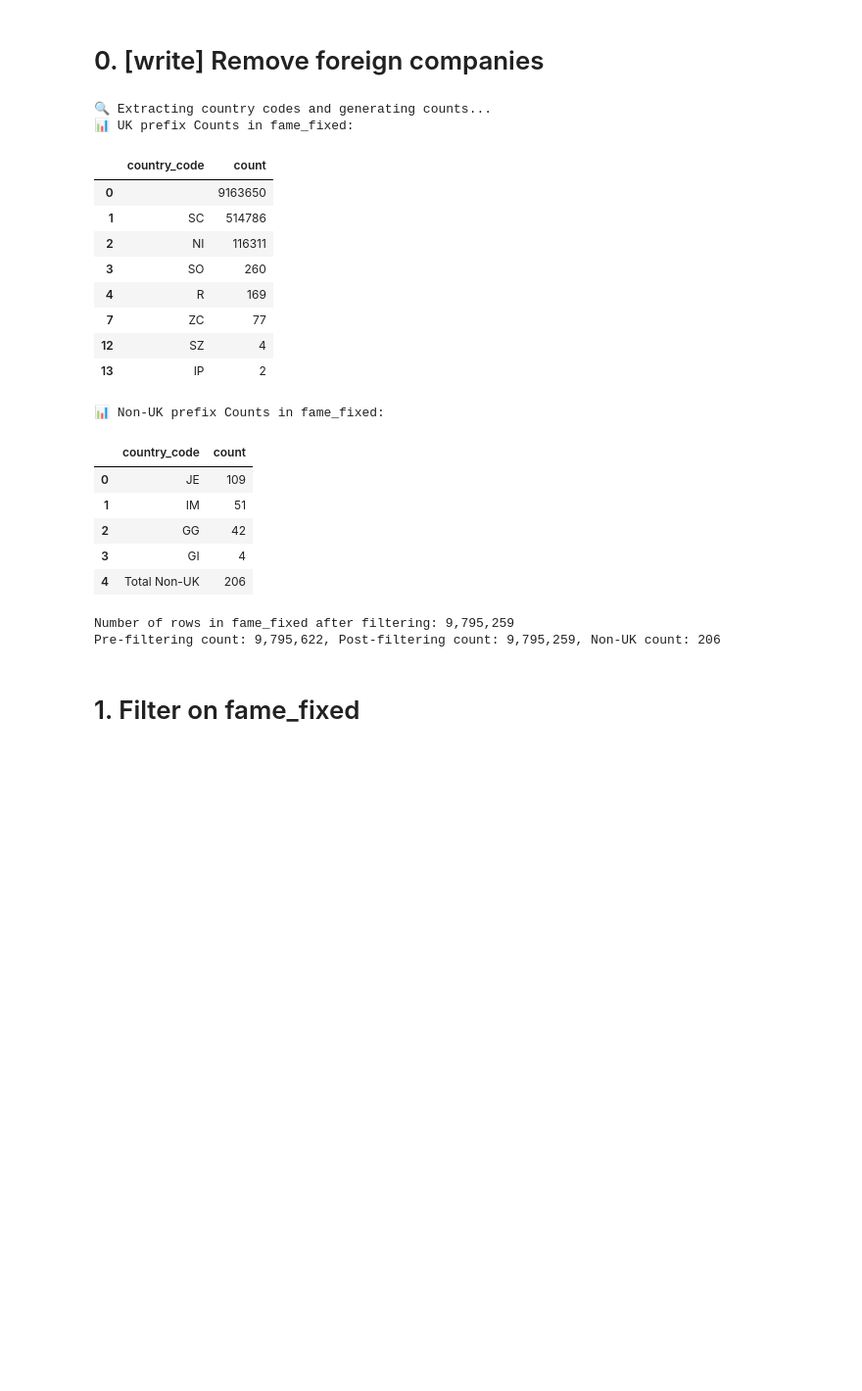
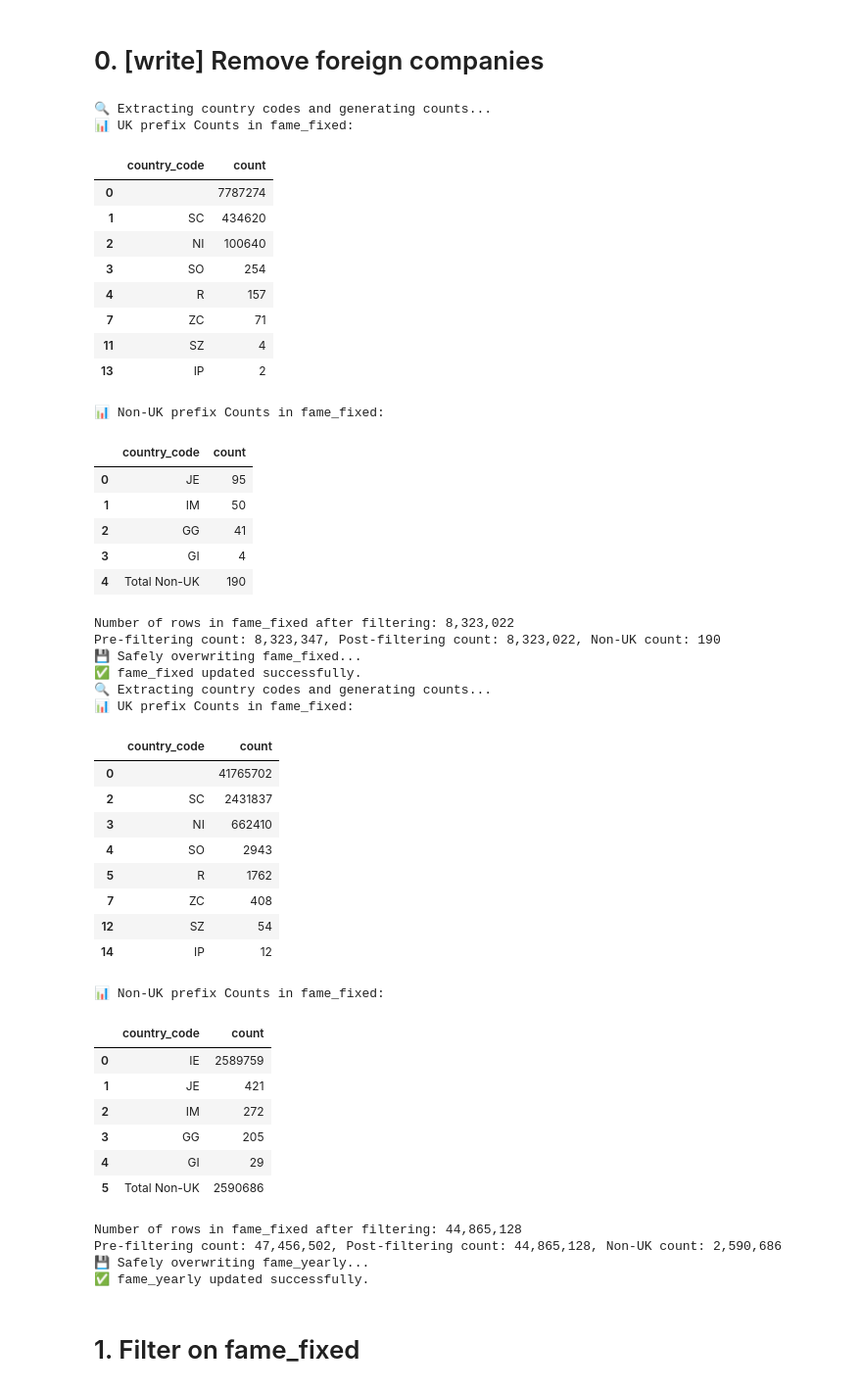
Before and after one commit to aloysiuslip/ucl-diss-ECON0079, a Jupyter notebook: build/src/main_3_filter.ipynb, the cells around one changed output. Shown at 98% size. Saved outputs shown, nothing was run; the diff lists cells and outputs as text; code cells hidden in the pictures; blank space fills up the shorter version.

```diff
--- a/build/src/main_3_filter.ipynb
+++ b/build/src/main_3_filter.ipynb
@@ -8,11 +8,12 @@ from utils.f_0_dirs import get_data_dirs
 dirs = get_data_dirs()
 con = ibis.duckdb.connect(str(dirs.db_path))
 table_names = ["fame_fixed", "fame_yearly"]
-overwrite_flag = False
+overwrite_flag = True
 
 for t in table_names:
     table_raw = con.table(t)
-    if not table_raw.exists():
+    # Check if the table exists in the database
+    if table_raw is None:
         raise ValueError(f"Table {t} does not exist in the database. Please check the table name and try again.")
     fixed_count_start = table_raw.count().execute()
 
@@ -77,50 +78,75 @@ for t in table_names:
     print("📊 Non-UK prefix Counts in fame_fixed:")
     display(non_uk_cc_counts)
 
     # Keep rows where prefix is missing (pure numbers) OR is a known UK prefix
     # Then immediately drop the temporary 'country_code' column so it doesn't pollute the schema
     table_filtered = table_with_cc.filter(
         # Remove rows where country_code is not in non_uk_prefixes using ibis method
         table_with_cc.country_code.isin(uk_prefixes)
     )
     table_skinny = table_filtered.drop("country_code")
 
     # Print and compare row count
     filtered_count = table_skinny.count().execute()
     print(f"Number of rows in fame_fixed after filtering: {filtered_count:,}")
 
     if fixed_count_start - filtered_count != non_uk_count:
         print(f"Pre-filtering count: {fixed_count_start:,}, Post-filtering count: {filtered_count:,}, Non-UK count: {non_uk_count:,}")
         # raise ValueError("Row count mismatch after filtering. Please check the filtering logic.")
 
     if overwrite_flag:
         print(f"💾 Safely overwriting {t}...")
         con.create_table(f"{t}_clean", table_skinny, overwrite=True)
         con.drop_table(t)
         con.create_table(t, con.table(f"{t}_clean"), overwrite=True)
         con.drop_table(f"{t}_clean")
         print(f"✅ {t} updated successfully.")
 # %% [output]
 🔍 Extracting country codes and generating counts...
 📊 UK prefix Counts in fame_fixed:
 |  | country_code | count |
-| 0 |  | 9163650 |
-| 1 | SC | 514786 |
-| 2 | NI | 116311 |
-| 3 | SO | 260 |
-| 4 | R | 169 |
-| 7 | ZC | 77 |
-| 12 | SZ | 4 |
+| 0 |  | 7787274 |
+| 1 | SC | 434620 |
+| 2 | NI | 100640 |
+| 3 | SO | 254 |
+| 4 | R | 157 |
+| 7 | ZC | 71 |
+| 11 | SZ | 4 |
 | 13 | IP | 2 |
 📊 Non-UK prefix Counts in fame_fixed:
 |  | country_code | count |
-| 0 | JE | 109 |
-| 1 | IM | 51 |
-| 2 | GG | 42 |
+| 0 | JE | 95 |
+| 1 | IM | 50 |
+| 2 | GG | 41 |
 | 3 | GI | 4 |
-| 4 | Total Non-UK | 206 |
+| 4 | Total Non-UK | 190 |
-Number of rows in fame_fixed after filtering: 9,795,259
-Pre-filtering count: 9,795,622, Post-filtering count: 9,795,259, Non-UK count: 206
+Number of rows in fame_fixed after filtering: 8,323,022
+Pre-filtering count: 8,323,347, Post-filtering count: 8,323,022, Non-UK count: 190
+💾 Safely overwriting fame_fixed...
+✅ fame_fixed updated successfully.
+🔍 Extracting country codes and generating counts...
+📊 UK prefix Counts in fame_fixed:
+|  | country_code | count |
+| 0 |  | 41765702 |
+| 2 | SC | 2431837 |
+| 3 | NI | 662410 |
+| 4 | SO | 2943 |
+| 5 | R | 1762 |
+| 7 | ZC | 408 |
+| 12 | SZ | 54 |
+| 14 | IP | 12 |
+📊 Non-UK prefix Counts in fame_fixed:
+|  | country_code | count |
+| 0 | IE | 2589759 |
+| 1 | JE | 421 |
+| 2 | IM | 272 |
+| 3 | GG | 205 |
+| 4 | GI | 29 |
+| 5 | Total Non-UK | 2590686 |
+Number of rows in fame_fixed after filtering: 44,865,128
+Pre-filtering count: 47,456,502, Post-filtering count: 44,865,128, Non-UK count: 2,590,686
+💾 Safely overwriting fame_yearly...
+✅ fame_yearly updated successfully.
 # %% [markdown]
 # 1. Filter on fame_fixed
 # %%
```
Also changed, not shown: parts of 11 cells of this notebook, 2 other files.
